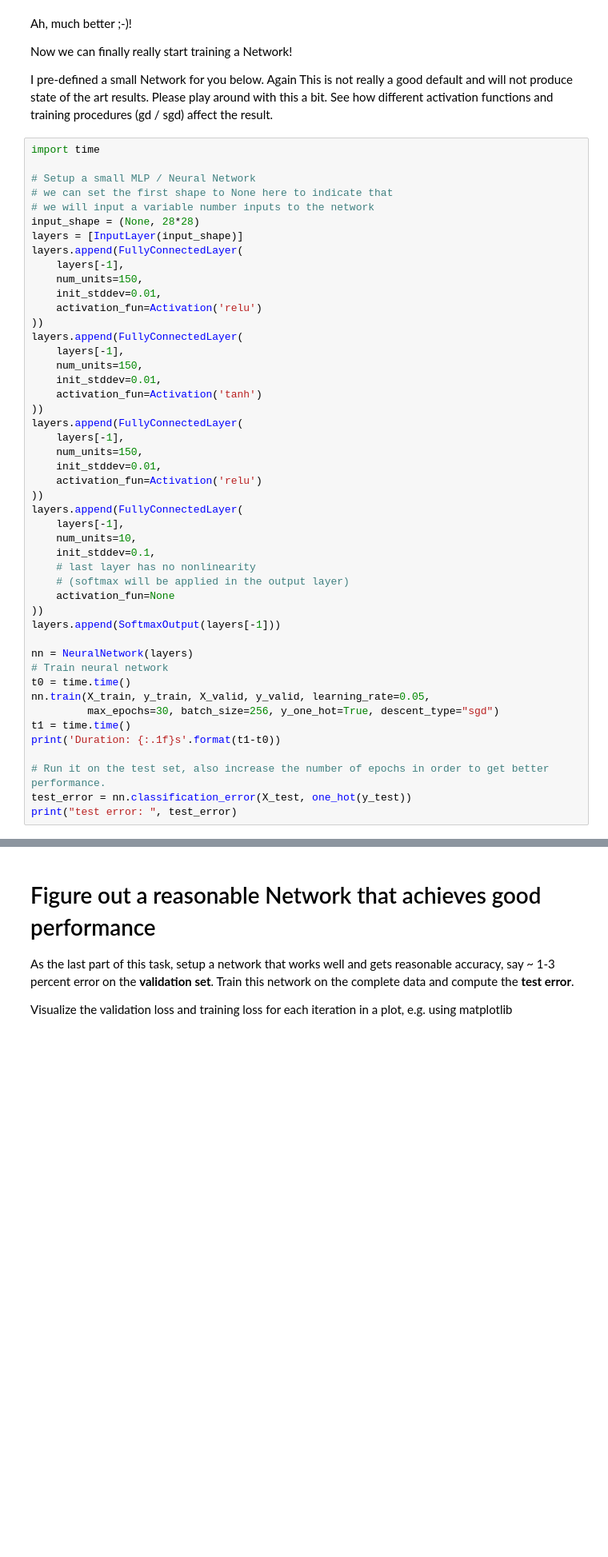
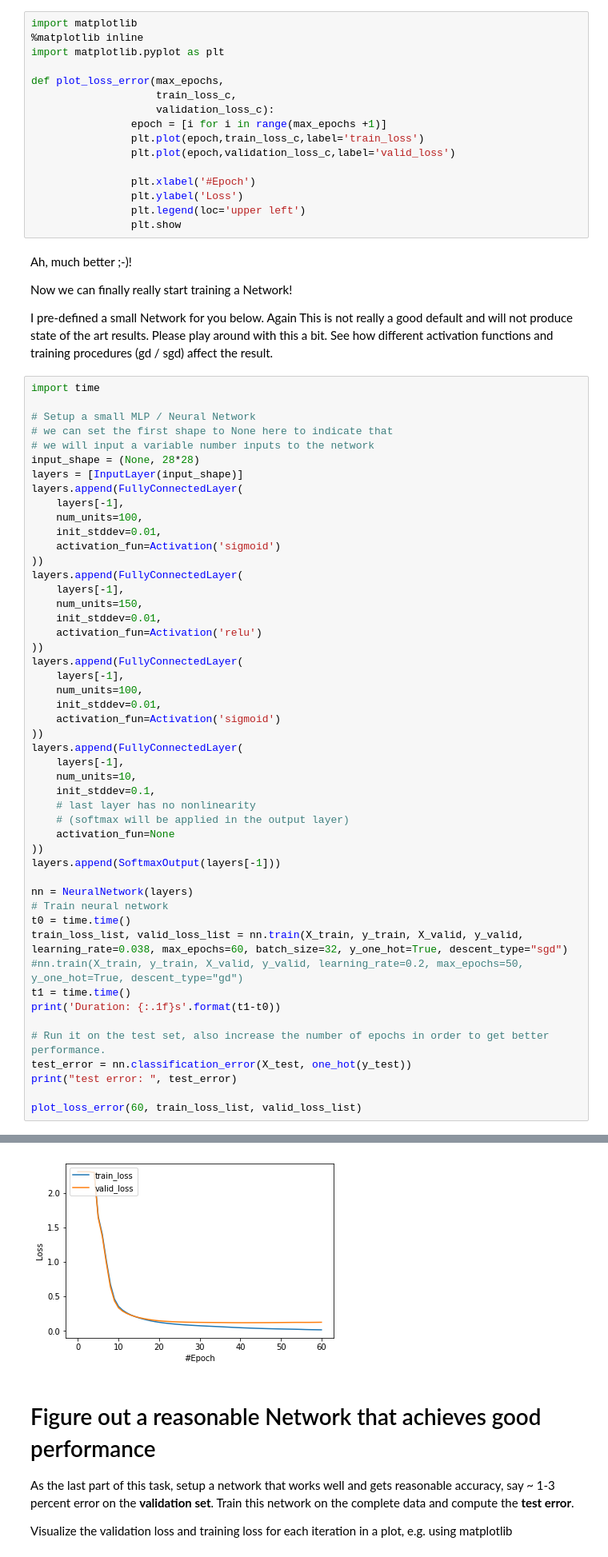
Before and after one commit to NimaRiahiDehkordi/Deep-Learning-Lab, a Jupyter notebook: exercise_1.ipynb, the cells around one changed output, grey strips where cells are left out. Shown: that part at 80% size. Drawn from its saved outputs; the diff is of its cells as text; blank space fills up the shorter version.

```diff
--- a/exercise_1.ipynb
+++ b/exercise_1.ipynb
@@ -651,6 +663,22 @@ print("Reshaped X_test size: {}".format(X_test.shape))
 Reshaped X_train size: (50000, 784)
 Reshaped X_valid size: (10000, 784)
 Reshaped X_test size: (10000, 784)
+# %%
+import matplotlib
+%matplotlib inline
+import matplotlib.pyplot as plt
+
+def plot_loss_error(max_epochs,
+                    train_loss_c,
+                    validation_loss_c):
+                epoch = [i for i in range(max_epochs +1)]
+                plt.plot(epoch,train_loss_c,label='train_loss')
+                plt.plot(epoch,validation_loss_c,label='valid_loss')
+
+                plt.xlabel('#Epoch')
+                plt.ylabel('Loss')
+                plt.legend(loc='upper left')
+                plt.show
 # %% [markdown]
 Ah, much better ;-)!
 
@@ -668,21 +696,21 @@ input_shape = (None, 28*28)
 layers = [InputLayer(input_shape)]
 layers.append(FullyConnectedLayer(
     layers[-1],
+    num_units=100,
+    init_stddev=0.01,
+    activation_fun=Activation('sigmoid')
+))
+layers.append(FullyConnectedLayer(
+    layers[-1],
     num_units=150,
     init_stddev=0.01,
     activation_fun=Activation('relu')
 ))
 layers.append(FullyConnectedLayer(
     layers[-1],
-    num_units=150,
+    num_units=100,
     init_stddev=0.01,
-    activation_fun=Activation('tanh')
-))
-layers.append(FullyConnectedLayer(
-    layers[-1],
-    num_units=150,
-    init_stddev=0.01,
-    activation_fun=Activation('relu')
+    activation_fun=Activation('sigmoid')
 ))
 layers.append(FullyConnectedLayer(
     layers[-1],
@@ -697,13 +725,15 @@ layers.append(SoftmaxOutput(layers[-1]))
 nn = NeuralNetwork(layers)
 # Train neural network
 t0 = time.time()
-nn.train(X_train, y_train, X_valid, y_valid, learning_rate=0.05,
-         max_epochs=30, batch_size=256, y_one_hot=True, descent_type="sgd")
+train_loss_list, valid_loss_list = nn.train(X_train, y_train, X_valid, y_valid, learning_rate=0.038, max_epochs=60, batch_size=32, y_one_hot=True, descent_type="sgd")
+#nn.train(X_train, y_train, X_valid, y_valid, learning_rate=0.2, max_epochs=50, y_one_hot=True, descent_type="gd")
 t1 = time.time()
 print('Duration: {:.1f}s'.format(t1-t0))
 
 # Run it on the test set, also increase the number of epochs in order to get better performance.
 test_error = nn.classification_error(X_test, one_hot(y_test))
 print("test error: ", test_error)
+
+plot_loss_error(60, train_loss_list, valid_loss_list)
 # %% [output]
 ... starting training
@@ -726,3 +756,4 @@ test error:  0.0617
+[figure, added]
 # %% [markdown]
 # Figure out a reasonable Network that achieves good performance
 As the last part of this task, setup a network that works well and gets reasonable accuracy, say ~ 1-3 percent error on the **validation set**.
```
Also changed, not shown: parts of 4 cells of this notebook.
